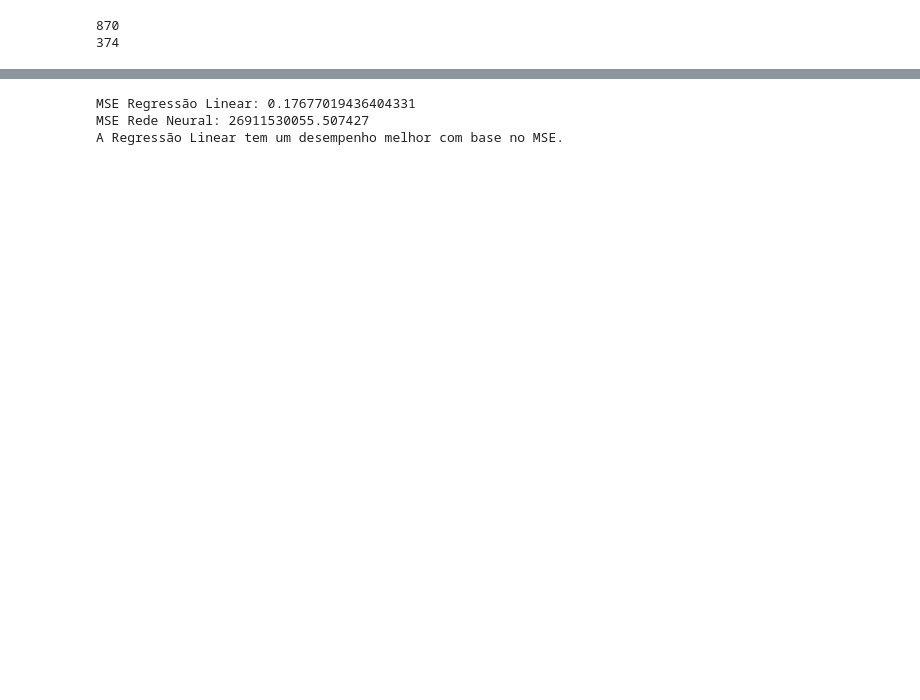
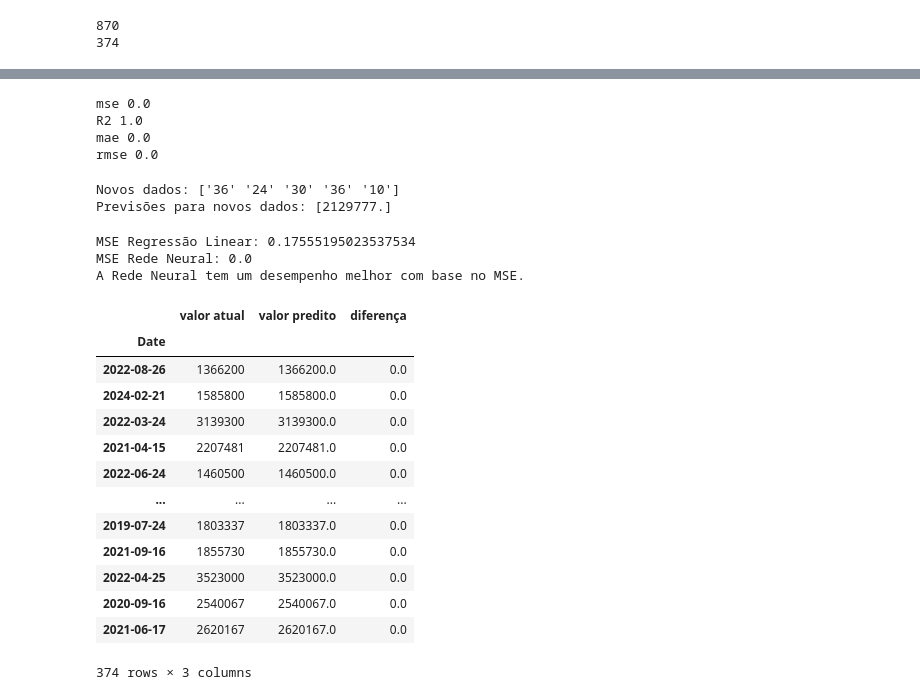
Before and after one commit to gustavoslsj1/trabalho-i.a, a Jupyter notebook: Untitled3.ipynb, the cells around one changed output, grey strips where cells are left out. Saved outputs shown, nothing was run; the diff lists cells and outputs as text; code cells hidden in the pictures; blank space fills up the shorter version.

```diff
--- a/Untitled3.ipynb
+++ b/Untitled3.ipynb
@@ -271,6 +266,6 @@ from sklearn.preprocessing import StandardScaler, PolynomialFeatures
 # %%
-X= tickerDf.drop(['Close'], axis=1)
-y = tickerDf['Close']
+X = tickerDf.drop(['Volume','Date'], axis=1)
+y = tickerDf['Volume']
 # %%
 x_train, x_test, y_train, y_test = train_test_split(X, y , test_size=0.3, random_state=42)
 # %%
@@ -323,0 +277,4 @@ plt.show()
+# %%
+
+arvore_preco_futuro = DecisionTreeRegressor(criterion='squared_error' )
+arvore_preco_futuro.fit(X, y)
@@ -324,4 +314,4 @@ plt.show()
 # %%
-predictions = model.predict(x_test)
-print(predictions[:5])
+previsores = arvore_preco_futuro.predict(x_test)
+print(previsores)
 # %% [output]
@@ -335,0 +335,16 @@ mse_nn = mean_squared_error(y_test,predictions)
+# %%
+from sklearn.metrics import mean_squared_error, r2_score, mean_absolute_error
+mse_Arvore = mean_squared_error(y_test, previsores)
+r2_Arvore = r2_score(y_test,previsores)
+mae_Arvore = mean_absolute_error(y_test, previsores)
+rmse_Arvore=np.sqrt(mse_Arvore)
+
+print('mse',mse_Arvore)
+print('R2',r2_Arvore)
+print('mae',mae_Arvore)
+print('rmse',rmse_Arvore)
+# %% [output]
+mse 0.0
+R2 1.0
+mae 0.0
+rmse 0.0
@@ -336,6 +361,30 @@ mse_nn = mean_squared_error(y_test,predictions)
+# %%
+print("Novos dados:", novos_dados.values.flatten())
+print("Previsões para novos dados:", previsores_novos_dados)
+# %% [output]
+Novos dados: ['36' '24' '30' '36' '10']
+Previsões para novos dados: [2129777.]
 # %%
-compare_mse(mse_lin_reg, mse_nn)
+compare_mse(mse_lin_reg,mse_Arvore)
 # %% [output]
-MSE Regressão Linear: 0.17677019436404331
-MSE Rede Neural: 26911530055.507427
-A Regressão Linear tem um desempenho melhor com base no MSE.
+MSE Regressão Linear: 0.17555195023537534
+MSE Rede Neural: 0.0
+A Rede Neural tem um desempenho melhor com base no MSE.
+# %%
+previ_y = pd.DataFrame({'valor atual':y_test,'valor predito':previsores, 'diferença':y_test - previsores})
+previ_y
+# %% [output]
+|  | valor atual | valor predito | diferença |
+| Date |  |  |  |
+| 2022-08-26 | 1366200 | 1366200.0 | 0.0 |
+| 2024-02-21 | 1585800 | 1585800.0 | 0.0 |
+| 2022-03-24 | 3139300 | 3139300.0 | 0.0 |
+| 2021-04-15 | 2207481 | 2207481.0 | 0.0 |
+| 2022-06-24 | 1460500 | 1460500.0 | 0.0 |
+| ... | ... | ... | ... |
+| 2019-07-24 | 1803337 | 1803337.0 | 0.0 |
+| 2021-09-16 | 1855730 | 1855730.0 | 0.0 |
+| 2022-04-25 | 3523000 | 3523000.0 | 0.0 |
+| 2020-09-16 | 2540067 | 2540067.0 | 0.0 |
+| 2021-06-17 | 2620167 | 2620167.0 | 0.0 |
+374 rows × 3 columns
```
Also changed, not shown: parts of 27 cells of this notebook.
